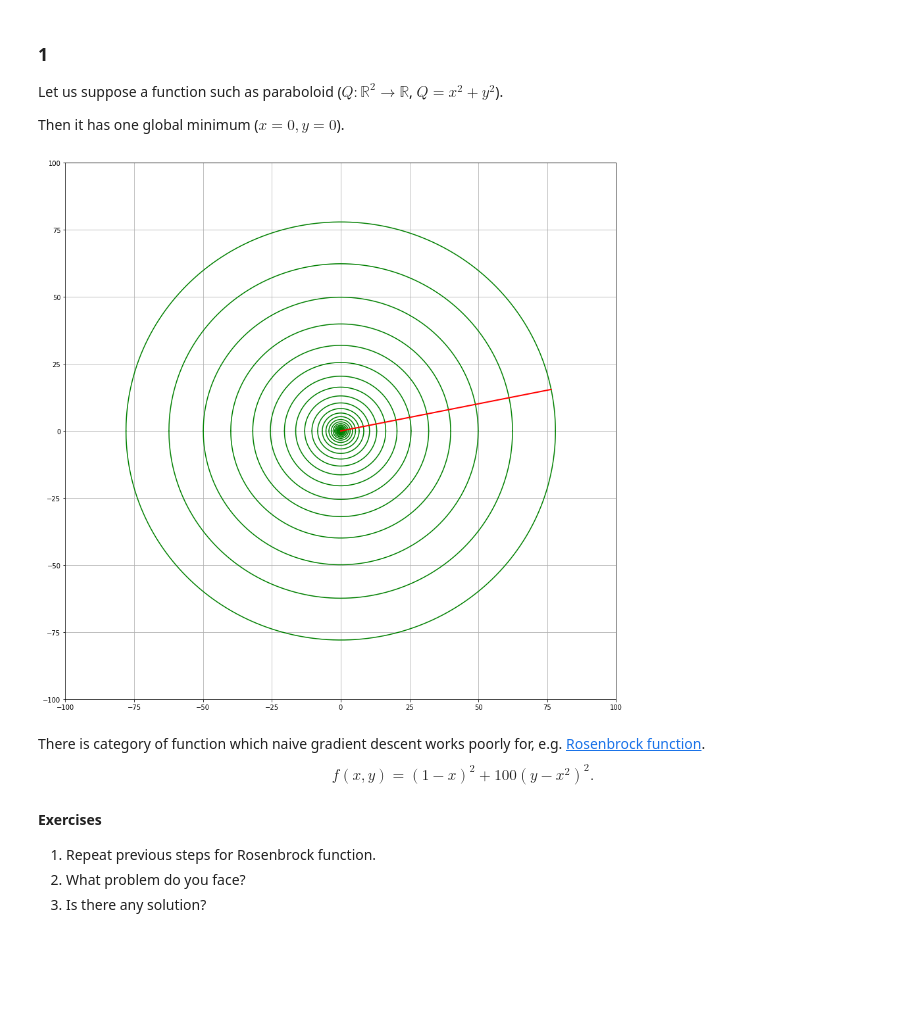
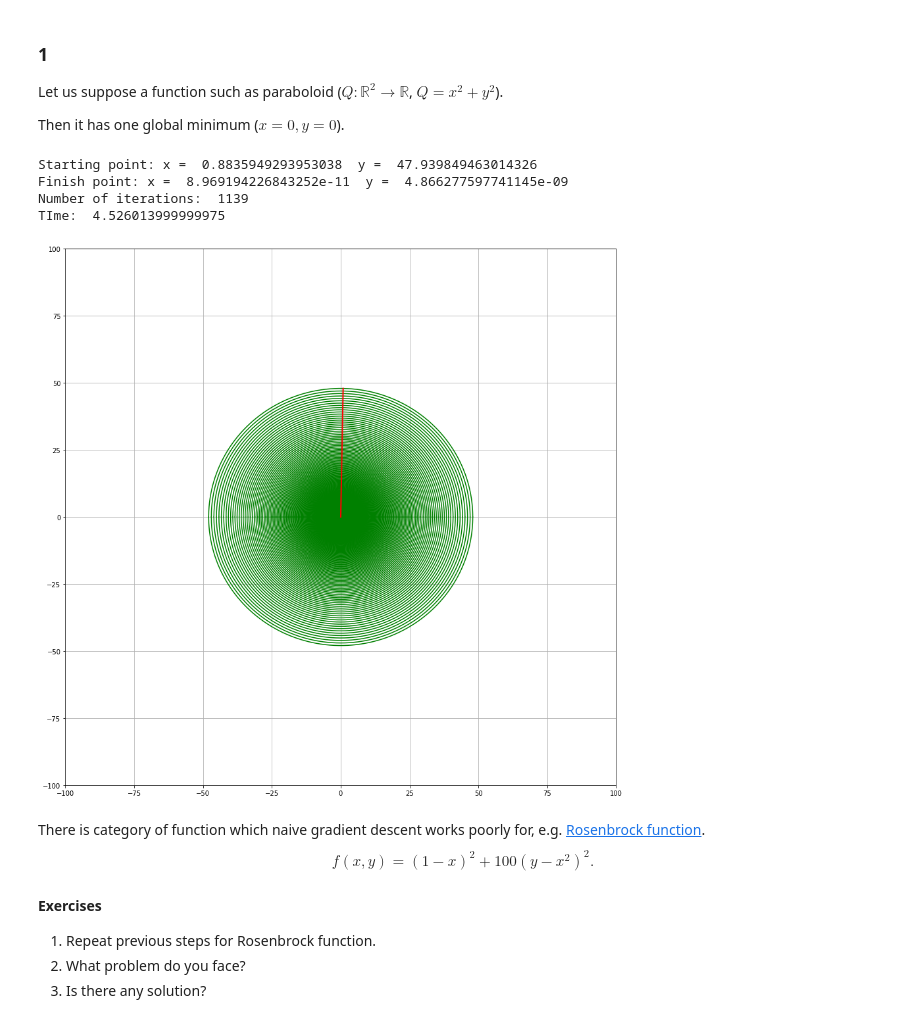
Before and after one commit to birshert/Darin, a Jupyter notebook: labs_/Birshert Alexey DARIN LAB-1.ipynb, the cells around one changed output. Cells and saved outputs as stored; diff of their text form; code cells hidden in the pictures; blank space fills up the shorter version.

```diff
--- a/labs_/Birshert Alexey DARIN LAB-1.ipynb
+++ b/labs_/Birshert Alexey DARIN LAB-1.ipynb
@@ -344,7 +345,13 @@ plt.show()
 # %% [output]
 [figure]
 # %%
+import time
+
+start = time.clock()
+
 count = 100
+
+# initialisation of dots "clouds"
 
 red = np.random.multivariate_normal(np.array([-2, 2]), np.array([[2, 1],[1,2]]), count).T
 blue = np.random.multivariate_normal(np.array([0,0]), np.array([[2,1],[1,2]]), count).T
@@ -358,20 +365,25 @@ y2 *= -1
 new_y = np.hstack((y1, y2))
 
 w = np.dot(np.dot(np.linalg.inv(np.dot(x.T, x)), x.T), new_y)
-print(w)
+
+print("Analitical solution: ", w)
+
 k = -w[0]/w[1]
 b = -w[2]/w[1]
-print(k)
 
 data = {}
-data['x'] = np.linspace(-5, 5, 10000)
+data['x'] = np.linspace(-5, 5, 1000)
 data['y'] = data['x'] * k + b
 
-
+plt.figure(figsize=(15, 15))
 plt.plot(data['x'], data['y'], linewidth=5, color='green')
 
 plt.plot(red[0], red[1], '.', color = 'r')
 plt.plot(blue[0], blue[1], '.', color = 'b')
 
 plt.show()
+
+finish = time.clock()
+
+print("Total time: ", finish - start)
 # %% [output]
@@ -402,45 +414,79 @@ Let us suppose a function such as paraboloid ($Q : \mathbb{R}^2 \rightarrow \mat
 
 Then it has one global minimum ($x = 0, y = 0$).
 # %%
+import time
+# returning gradient
+
 def gradient(x, y):
     return [2 * x, 2 * y]
+
+# counting epsilon
 
 def eps(x1, x2):
     return np.sqrt((x1[0] - x2[0])**2 + (x1[1] - x2[1])**2)
 
+# doing main work
+
 def gradient_descent():
+
+    start = time.clock()
+
     plt.figure(figsize=(15, 15))
+
+    # initialisation of starting point
+
     data = {}
     data['x'] = [np.random.random() * 100]
     data['y'] = [np.random.random() * 100]
+
+    # initialisation of coefs
+
     iteration = 0
     e = 1
-    la = 1/10
+    la = 1/100
+
     while (e > (10)**-10):
+
         gr = gradient(data['x'][iteration], data['y'][iteration])
+
         new_x = (data['x'][iteration] - la * gr[0])
         new_y = (data['y'][iteration] - la * gr[1])
+
         data['x'].append(new_x)
         data['y'].append(new_y)
+
         iteration += 1
+
         e = eps([data['x'][iteration - 1], data['y'][iteration - 1]], [data['x'][iteration], data['y'][iteration]])
+
         r = np.sqrt(data['x'][iteration - 1]**2 + data['y'][iteration - 1]**2)
         d = np.linspace(-r, r, 10000)
         y1 = np.sqrt(r**2 - d**2)
         y2 = -y1
+
         plt.plot(d, y1, color='green')
         plt.plot(d, y2, color='green')
 
+    finish = time.clock()
 
+
+    print("Starting point: x = ", data['x'][0], " y = ", data['y'][0])
+    print("Finish point: x = ", data['x'][iteration], " y = ", data['y'][iteration])
+    print("Number of iterations: ", iteration)
+    print("TIme: ", finish - start)
     plt.xlim(-100, 100)
     plt.ylim(-100, 100)
     plt.grid(True)
     plt.plot(data['x'], data['y'], color='red', linewidth=2)
     plt.show()
 
 gradient_descent()
 # %% [output]
+Starting point: x =  0.8835949293953038  y =  47.939849463014326
+Finish point: x =  8.969194226843252e-11  y =  4.866277597741145e-09
+Number of iterations:  1139
+TIme:  4.526013999999975
-[figure, old version]
+[figure, new version]
 # %% [markdown]
 There is category of function which naive gradient descent works poorly for, e.g. [Rosenbrock function](https://en.wikipedia.org/wiki/Rosenbrock_function).
 $$f(x, y) = (1-x)^2 + 100(y-x^2)^2.$$
```
Also changed, not shown: parts of 5 cells of this notebook.
